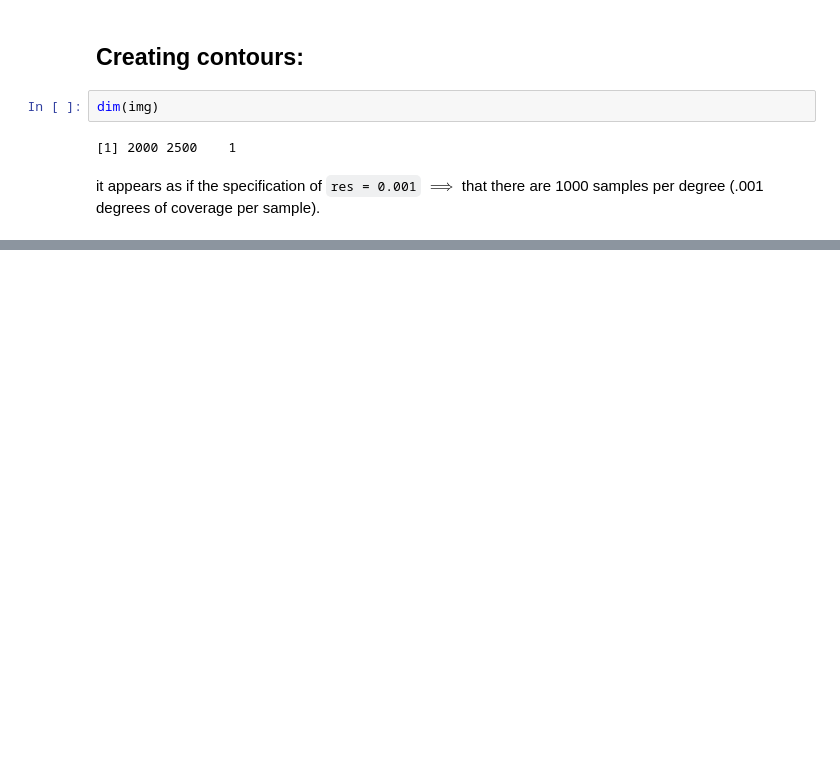
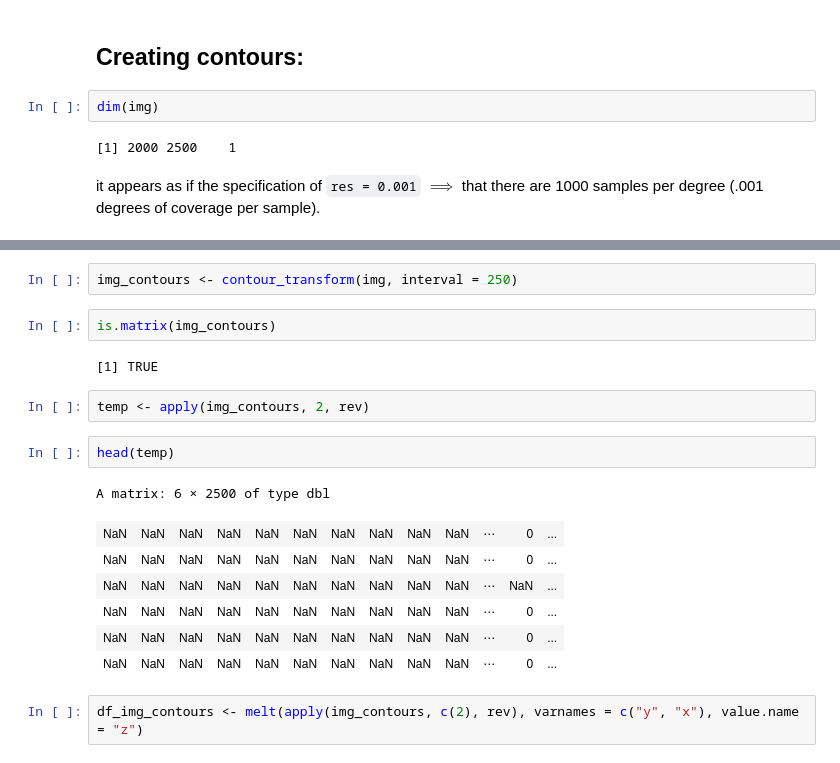
Before and after one commit to johnmays/bathymetric-data-vis, a Jupyter notebook: r_development/wcs_contour_generation.ipynb, the cells around one changed output, grey strips where cells are left out. Saved outputs shown, nothing was run; the diff lists cells and outputs as text; blank space fills up the shorter version.

```diff
--- a/r_development/wcs_contour_generation.ipynb
+++ b/r_development/wcs_contour_generation.ipynb
@@ -107,0 +152,20 @@ It looks like the data frame, structured `intensity, x, y` like `bathy` would be
+# %%
+img_contours <- contour_transform(img, interval = 250)
+# %%
+is.matrix(img_contours)
+# %% [output]
+[1] TRUE
+# %%
+temp <- apply(img_contours, 2, rev)
+# %%
+head(temp)
+# %% [output]
+A matrix: 6 × 2500 of type dbl
+| NaN | NaN | NaN | NaN | NaN | NaN | NaN | NaN | NaN | NaN | ⋯ | 0 | ... |
+| NaN | NaN | NaN | NaN | NaN | NaN | NaN | NaN | NaN | NaN | ⋯ | 0 | ... |
+| NaN | NaN | NaN | NaN | NaN | NaN | NaN | NaN | NaN | NaN | ⋯ | NaN | ... |
+| NaN | NaN | NaN | NaN | NaN | NaN | NaN | NaN | NaN | NaN | ⋯ | 0 | ... |
+| NaN | NaN | NaN | NaN | NaN | NaN | NaN | NaN | NaN | NaN | ⋯ | 0 | ... |
+| NaN | NaN | NaN | NaN | NaN | NaN | NaN | NaN | NaN | NaN | ⋯ | 0 | ... |
+# %%
+df_img_contours <- melt(apply(img_contours, c(2), rev), varnames = c("y", "x"), value.name = "z")
```
Also changed, not shown: parts of 13 cells of this notebook, 1 other file.
